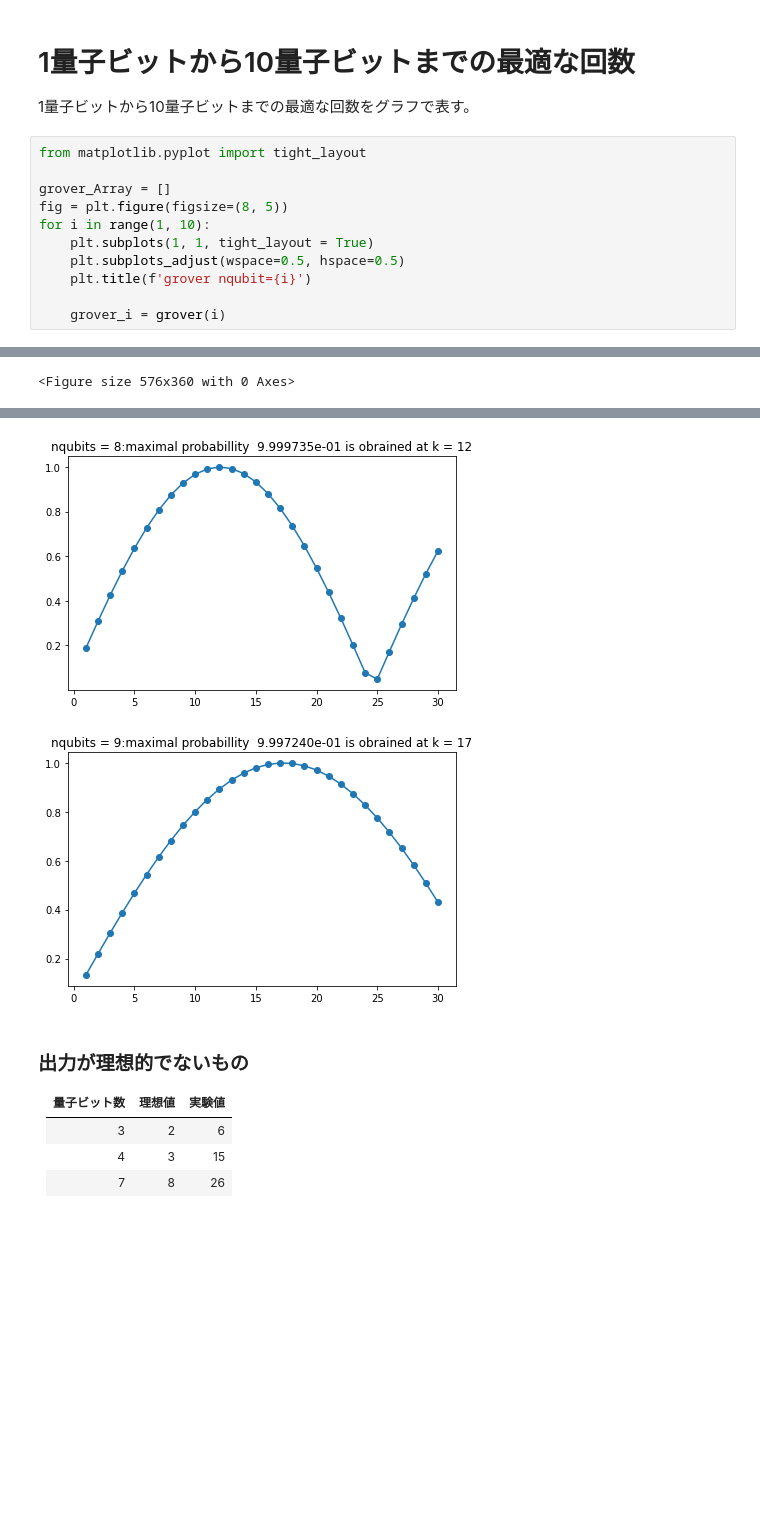
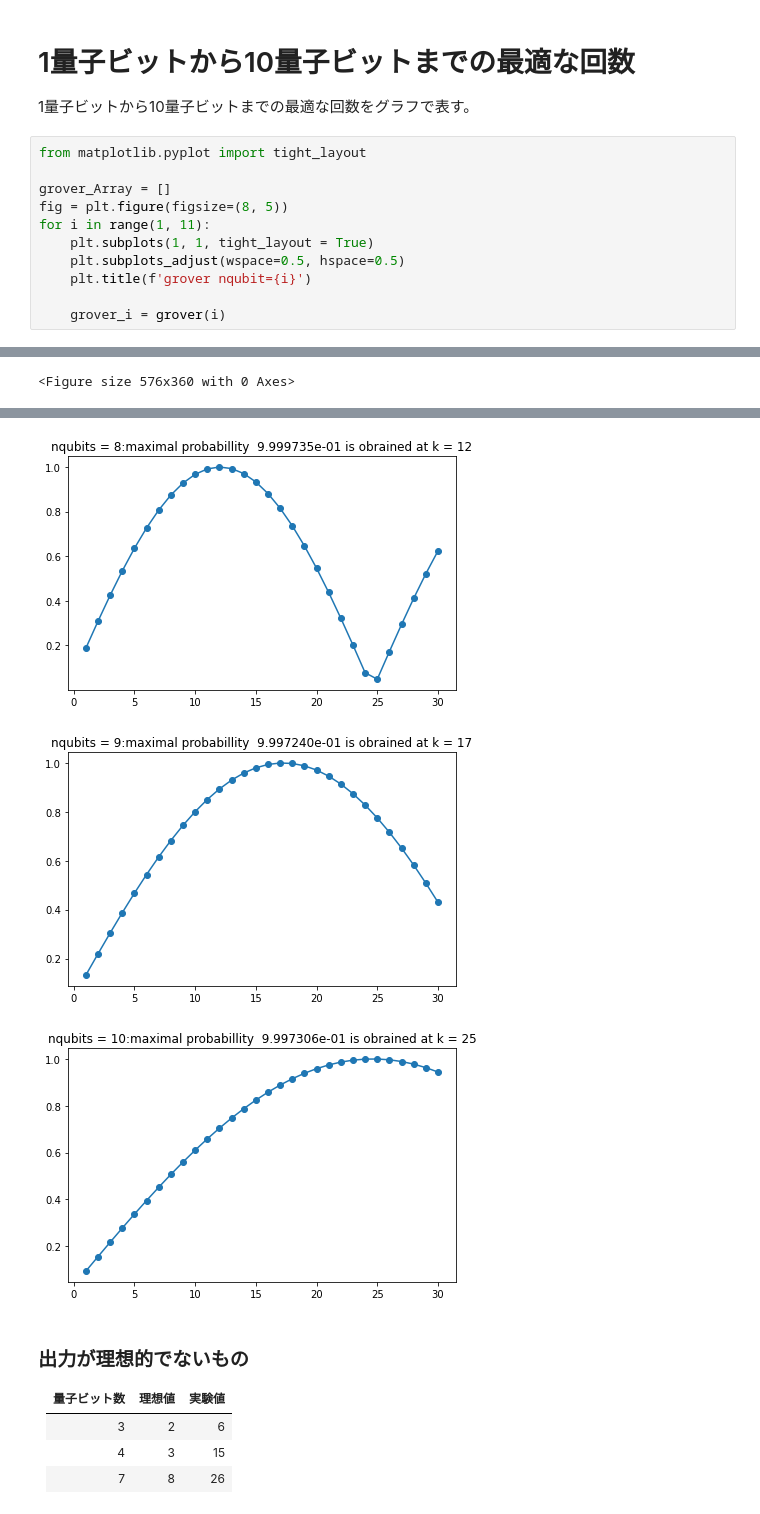
Before and after one commit to KaitoMuraoka/BasicQuantumAlgorithm, a Jupyter notebook: グローバーのアルゴリズム.ipynb, the cells around one changed output, grey strips where cells are left out. Cells and saved outputs as stored; diff of their text form; blank space fills up the shorter version.

```diff
--- a/グローバーのアルゴリズム.ipynb
+++ b/グローバーのアルゴリズム.ipynb
@@ -376,7 +376,7 @@ from matplotlib.pyplot import tight_layout
 
 grover_Array = []
 fig = plt.figure(figsize=(8, 5))
-for i in range(1, 10):
+for i in range(1, 11):
     plt.subplots(1, 1, tight_layout = True)
     plt.subplots_adjust(wspace=0.5, hspace=0.5)
     plt.title(f'grover nqubit={i}')
@@ -395,13 +396,14 @@ maximal probabillity  9.997240e-01 is obrained at k = 17
 <Figure size 576x360 with 0 Axes>
 [figure]
 [figure]
 [figure]
 [figure]
 [figure]
 [figure]
 [figure]
 [figure]
 [figure]
+[figure, added]
 # %% [markdown]
 ### 出力が理想的でないもの
 | 量子ビット数 |  理想値  | 実験値 |
```
Also changed, not shown: parts of 2 cells of this notebook.
